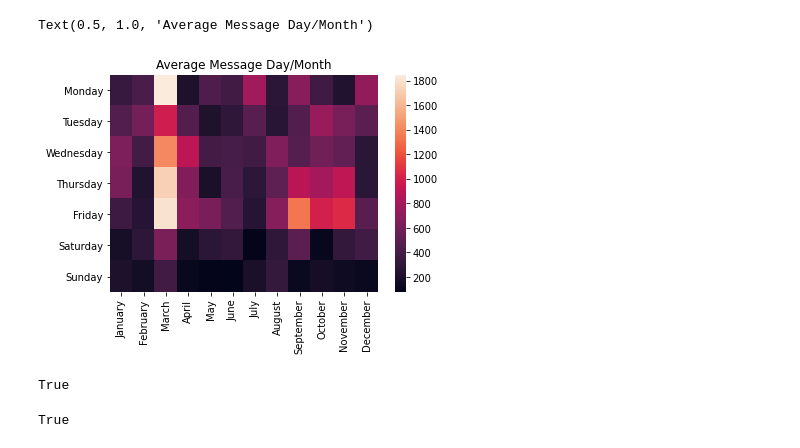
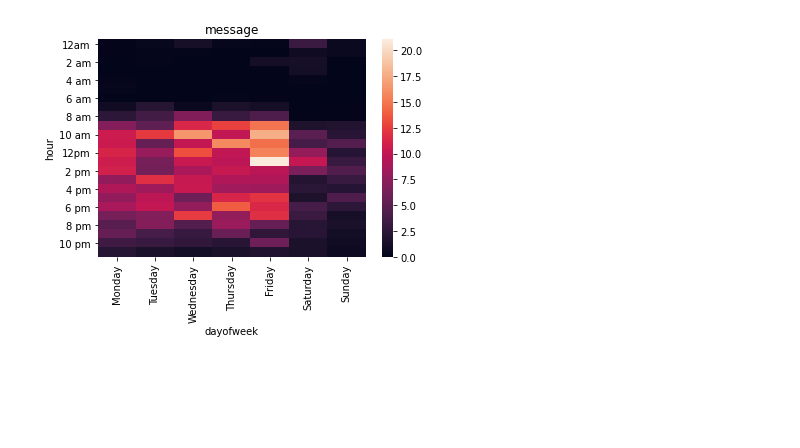
Before and after one commit to dimistsaousis/wa-stats, a Jupyter notebook: main.ipynb, the cells around one changed output. Cells and saved outputs as stored; diff of their text form; code cells hidden in the pictures; blank space fills up the shorter version.

```diff
--- a/main.ipynb
+++ b/main.ipynb
@@ -93,21 +0,0 @@ Text(0.5, 1.0, 'Average Message Hour/Day')
-# %%
-data = df.groupby(['month', 'weekday', 'year'])['message_count'].sum().reset_index()
-data = data.groupby(['month', 'weekday'])['message_count'].mean()
-data = data.reset_index().pivot(columns='month', index='weekday', values='message_count').fillna(0)
-data = round(data, 2)
-data.index = data.index.map(lambda x: calendar.day_name[x])
-data.columns = data.columns.map(lambda x: calendar.month_name[x])
-data.columns.name = ''
-data.index.name = ''
-sns.heatmap(data).set_title('Average Message Day/Month')
-# %% [output]
-Text(0.5, 1.0, 'Average Message Day/Month')
-[figure, removed]
-# %%
-is_laugh('haha')
-# %% [output]
-True
-# %%
-df.loc[45265, 'value'].encode('utf-8')==b'\xf0\x9f\xa4\xa6\xf0\x9f\x8f\xbc\xe2\x80\x8d\xe2\x99\x82\xef\xb8\x8f'
-# %% [output]
-True
@@ -113,0 +4,4 @@ True
+# %%
+template.heatmap('dayofweek', 'hour', 'message_count')
+# %% [output]
+[figure, added]
```
Also changed, not shown: parts of 12 cells of this notebook, 2 other files.
